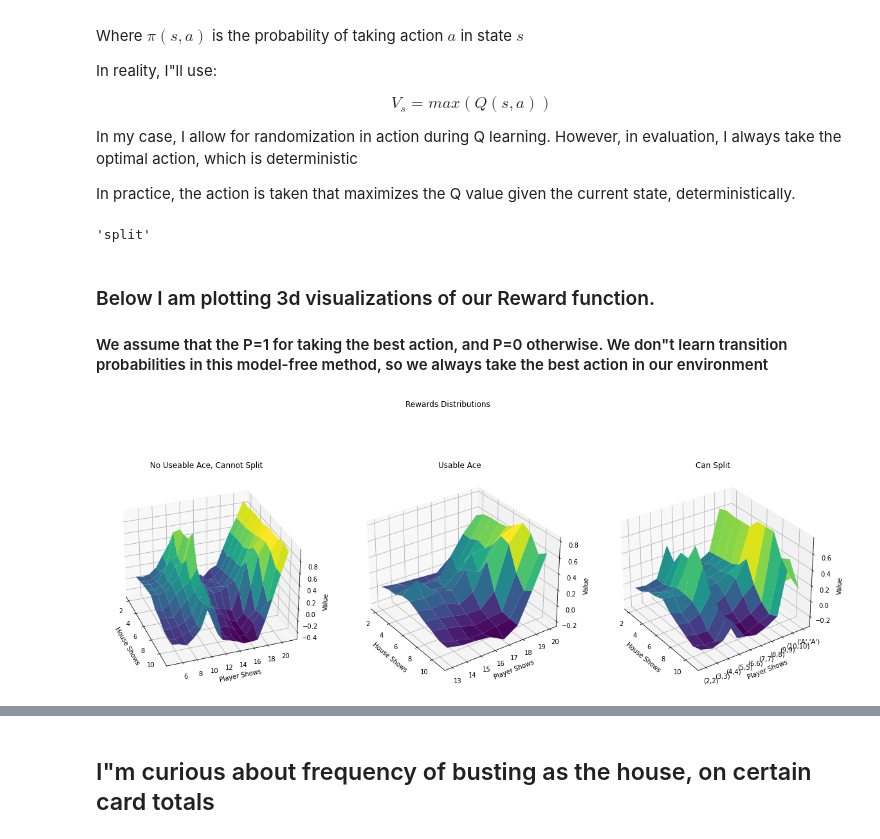
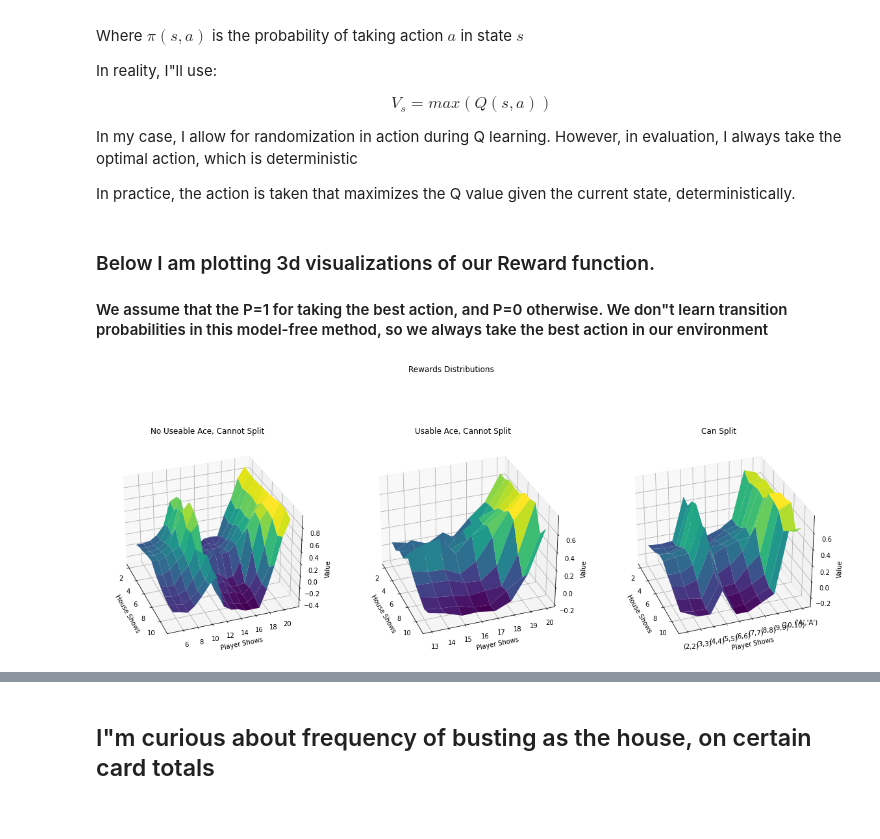
Before and after one commit to petersim1/Blackjack_RL, a Jupyter notebook: Blackjack.ipynb, the cells around one changed output, grey strips where cells are left out. Drawn from its saved outputs; the diff is of its cells as text; code cells hidden in the pictures.

```diff
--- a/Blackjack.ipynb
+++ b/Blackjack.ipynb
@@ -361,7 +334,3 @@ value_det = np.zeros((3,21+1,11+1))
 
 accepted_q = init_q(mode="accepted")
-# %%
-max(v,key=v.get)
-# %% [output]
-'split'
 # %%
@@ -391,46 +391,31 @@ for k,v in Qlearned["can_split"].items() :
 # %%
 fig = plt.figure(figsize=(20,8))
 fig.suptitle("Rewards Distributions")
 ax = fig.add_subplot(131, projection="3d")
 ax.set_title("No Useable Ace, Cannot Split")
 
-noAceMesh = value_det[0][5:,2:]
-x,y = np.meshgrid(range(2,12),range(5,22))
-ax.plot_surface(x, y, noAceMesh, rstride=1, cstride=1,cmap="viridis", edgecolor="none")
-ax.view_init(azim=-20)
-ax.set_xlabel("House Shows")
-ax.set_ylabel("Player Shows")
-ax.set_zlabel("Value")
+plot_mesh(ax, value_det[0][5:,2:], [range(2,12),range(5,22)], ticks=None)
 
 ax = fig.add_subplot(132, projection="3d")
-ax.set_title("Usable Ace")
-usableAceMesh = value_det[1][13:21,2:]
-x,y = np.meshgrid(range(2,12),range(13,21))
+ax.set_title("Usable Ace, Cannot Split")
 
-ax.plot_surface(x, y, usableAceMesh, rstride=1, cstride=1,cmap="viridis", edgecolor="none")
-ax.view_init(azim=-35)
-ax.set_xlabel("House Shows")
-ax.set_ylabel("Player Shows")
-ax.set_zlabel("Value")
+plot_mesh(ax, value_det[1][13:21,2:], [range(2,12),range(13,21)], ticks=None)
 
 ax = fig.add_subplot(133, projection="3d")
 ax.set_title("Can Split")
 
-canSplitMesh = value_det[2][2:12,2:]
-x,y = np.meshgrid(range(2,12),range(2,12))
-ticks = [f"({p},{p})" if p < 11 else "('A','A')" for p in range(2,12)]
-ax.set(yticks=range(2,12), yticklabels=ticks)
-ax.plot_surface(x, y, canSplitMesh, rstride=1, cstride=1,cmap="viridis", edgecolor="none")
-ax.view_init(azim=-35)
-ax.set_xlabel("House Shows")
-ax.set_ylabel("Player Shows")
-ax.set_zlabel("Value")
+plot_mesh(
+    ax,
+    value_det[2][2:12,2:],
+    [range(2,12),range(2,12)],
+    ticks=[f"({p},{p})" if p < 11 else "('A','A')" for p in range(2,12)]
+)
 
 plt.subplots_adjust(hspace=0, wspace=0.2)
 
 plt.show()
 # %% [output]
-[figure, old version]
+[figure, new version]
 # %%
 colorMap = {
     "St":"yellow",
```
Also changed, not shown: parts of 22 cells of this notebook, 10 other files.
